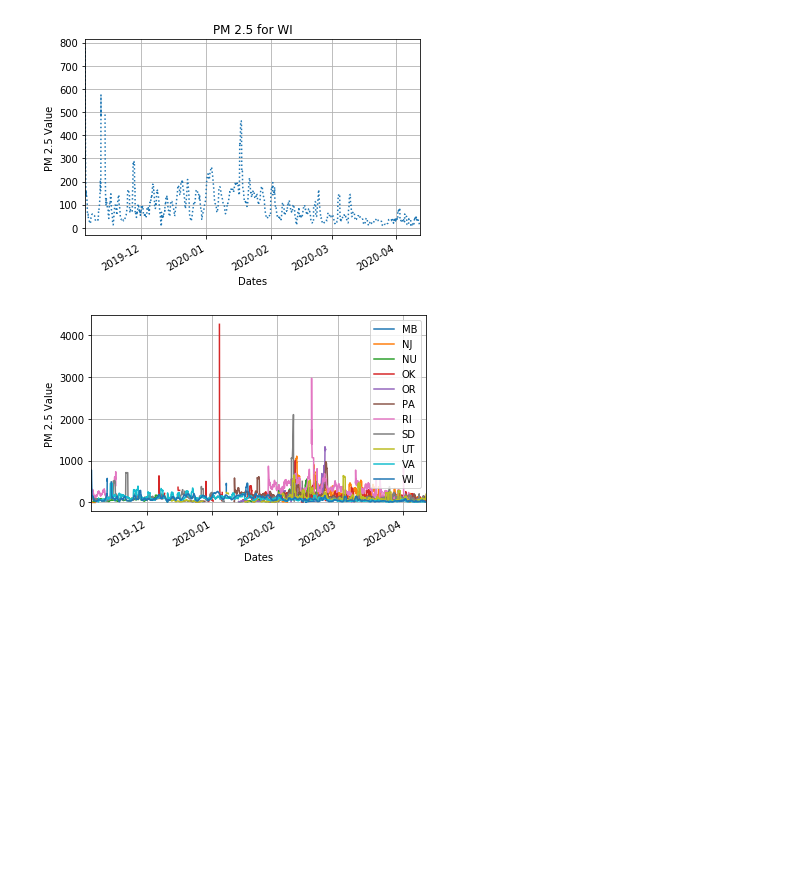
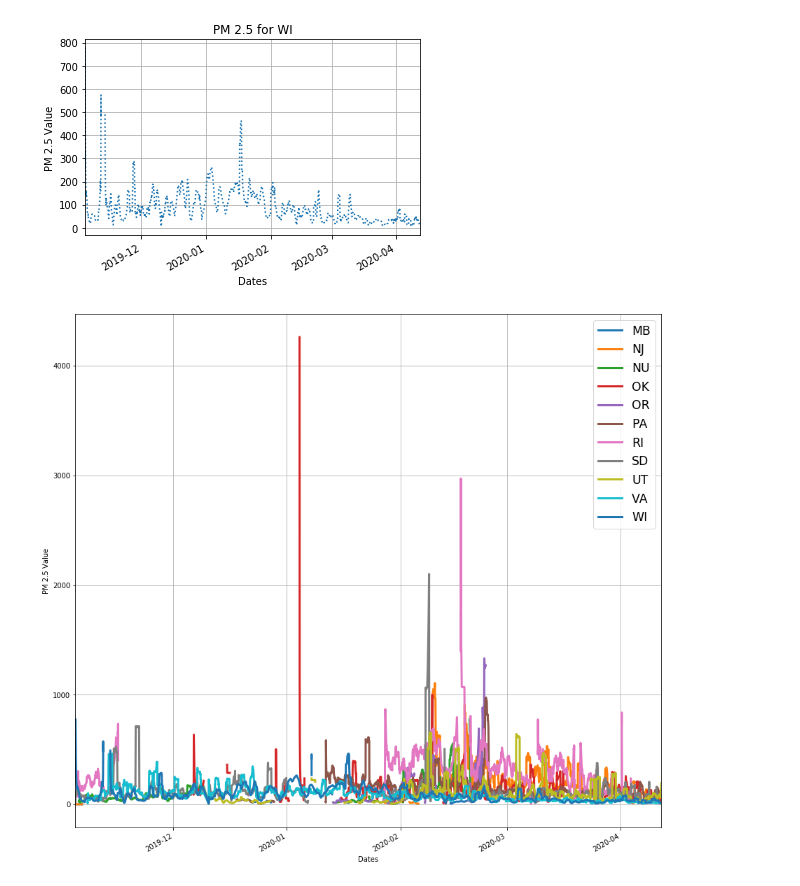
Before and after one commit to ylehilds/analyzing-mongolia-air-quality-daily-trend, a Jupyter notebook: time_series/time_series.ipynb, the cells around one changed output. Saved outputs shown, nothing was run; the diff lists cells and outputs as text; code cells hidden in the pictures; blank space fills up the shorter version.

Commit message:
finished working same scale modified and unmodified graph

```diff
--- a/time_series/time_series.ipynb
+++ b/time_series/time_series.ipynb
@@ -192,3 +192,21 @@ data = gold_data
 [figure]
 [figure]
 ... (15 outputs left out)
+# %%
+# this set is for daily PM 2.5 average for all unmodified gers
+# https://stackoverflow.com/questions/36921951/truth-value-of-a-series-is-ambiguous-use-a-empty-a-bool-a-item-a-any-o
+
+f, ax = plt.subplots(1)
+
+# https://matplotlib.org/3.2.1/api/_as_gen/matplotlib.lines.Line2D.html#matplotlib.lines.Line2D.set_linestyle
+for name, sensor_data in modified_gers_data.groupby("name"):
+    if name == 'AR':
+        continue
+    data.groupby("name").get_group(name)["pm2_5"].rolling("1d").mean().plot(ax=ax, label=name, lineStyle='-', linewidth=3.0, figsize=(15, 15))
+plt.xlabel('Dates')
+plt.ylabel('PM 2.5 Value')
+plt.grid(True)
+plt.legend(loc='best', fontsize='large')
+plt.show()
+
+data = gold_data
@@ -221,20 +241,20 @@ data = gold_data
 # %%
 # this set is for daily PM 2.5 average for all unmodified gers
 # https://stackoverflow.com/questions/36921951/truth-value-of-a-series-is-ambiguous-use-a-empty-a-bool-a-item-a-any-o
 
 f, ax = plt.subplots(1)
 
 # https://matplotlib.org/3.2.1/api/_as_gen/matplotlib.lines.Line2D.html#matplotlib.lines.Line2D.set_linestyle
 for name, sensor_data in unmodified_gers_data.groupby("name"):
     if name == 'NS':
         continue
-    data.groupby("name").get_group(name)["pm2_5"].rolling("1d").mean().plot(ax=ax, label=name, lineStyle='-')
+    data.groupby("name").get_group(name)["pm2_5"].rolling("1d").mean().plot(ax=ax, label=name, lineStyle='-', linewidth=3.0, figsize=(15, 15))
 plt.xlabel('Dates')
 plt.ylabel('PM 2.5 Value')
 plt.grid(True)
-plt.legend(loc='best')
+plt.legend(loc='best', fontsize='xx-large')
 plt.show()
 
 data = gold_data
 # %% [output]
-[figure, old version]
+[figure, new version]
```
Also changed, not shown: parts of 1 cell of this notebook.
